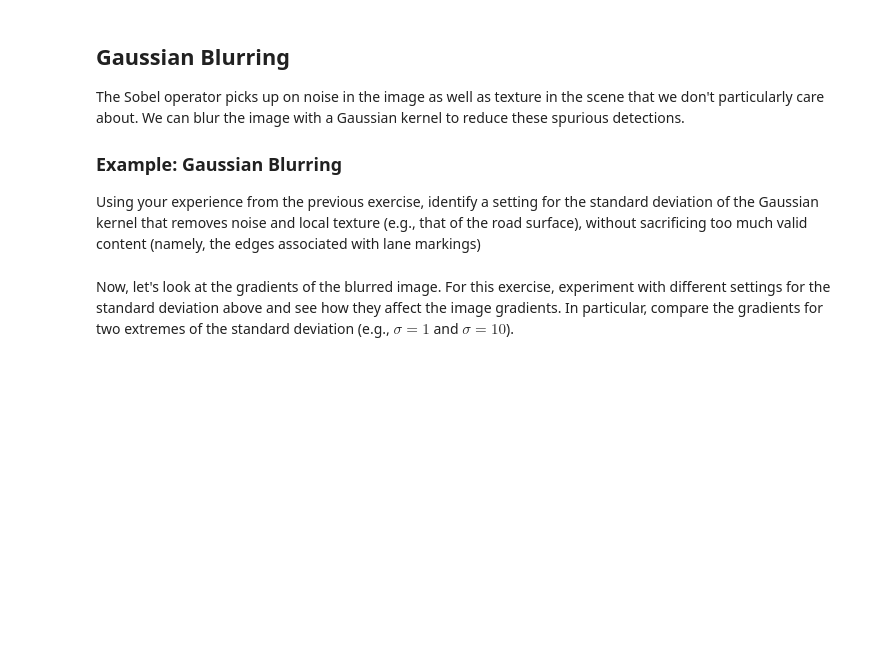
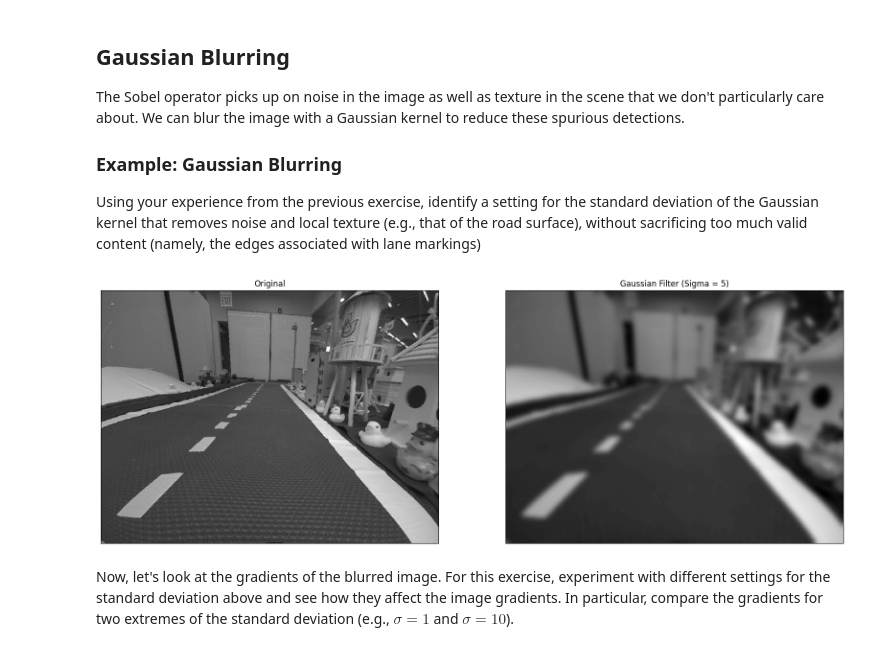
Before and after one commit to colingrover/duckietown-lx, a Jupyter notebook: visual-lane-servoing/notebooks/05-Visual-Servoing/visual_servoing_activity.ipynb, the cells around one changed output. Cells and saved outputs as stored; diff of their text form; code cells hidden in the pictures; blank space fills up the shorter version.

```diff
--- a/visual-lane-servoing/notebooks/05-Visual-Servoing/visual_servoing_activity.ipynb
+++ b/visual-lane-servoing/notebooks/05-Visual-Servoing/visual_servoing_activity.ipynb
@@ -166,19 +168,21 @@ The Sobel operator picks up on noise in the image as well as texture in the scen
 Using your experience from the previous exercise, identify a setting for the standard deviation of the Gaussian kernel that removes noise and local texture (e.g., that of the road surface), without sacrificing too much valid content (namely, the edges associated with lane markings)
 # %%
 # TODO: Identify a setting for the standard deviation that removes noise while not eliminating too much valid content.
-sigma = 1 # CHANGE ME
+sigma = 5 # CHANGE ME
 
 # Smooth the image using a Gaussian kernel
 img_gaussian_filter = cv2.GaussianBlur(img,(0,0), sigma)
 
 # Visualize the filtered image alongside the original image.
 fig = plt.figure(figsize = (20,20))
 ax1 = fig.add_subplot(1,2,1)
 ax1.imshow(img,cmap = 'gray')
 ax1.set_title('Original'), ax1.set_xticks([]), ax1.set_yticks([])
 ax2 = fig.add_subplot(1,2,2)
 ax2.imshow(img_gaussian_filter,cmap = 'gray')
 ax2.set_title('Gaussian Filter (Sigma = ' + str(sigma) +')'), ax2.set_xticks([]), ax2.set_yticks([]);
+# %% [output]
+[figure, added]
 # %% [markdown]
 Now, let's look at the gradients of the blurred image. For this exercise, experiment with different settings for the standard deviation above and see how they affect the image gradients. In particular, compare the gradients for two extremes of the standard deviation (e.g., $\sigma=1$ and $\sigma=10$).
 # %%
```
Also changed, not shown: parts of 5 cells of this notebook.
